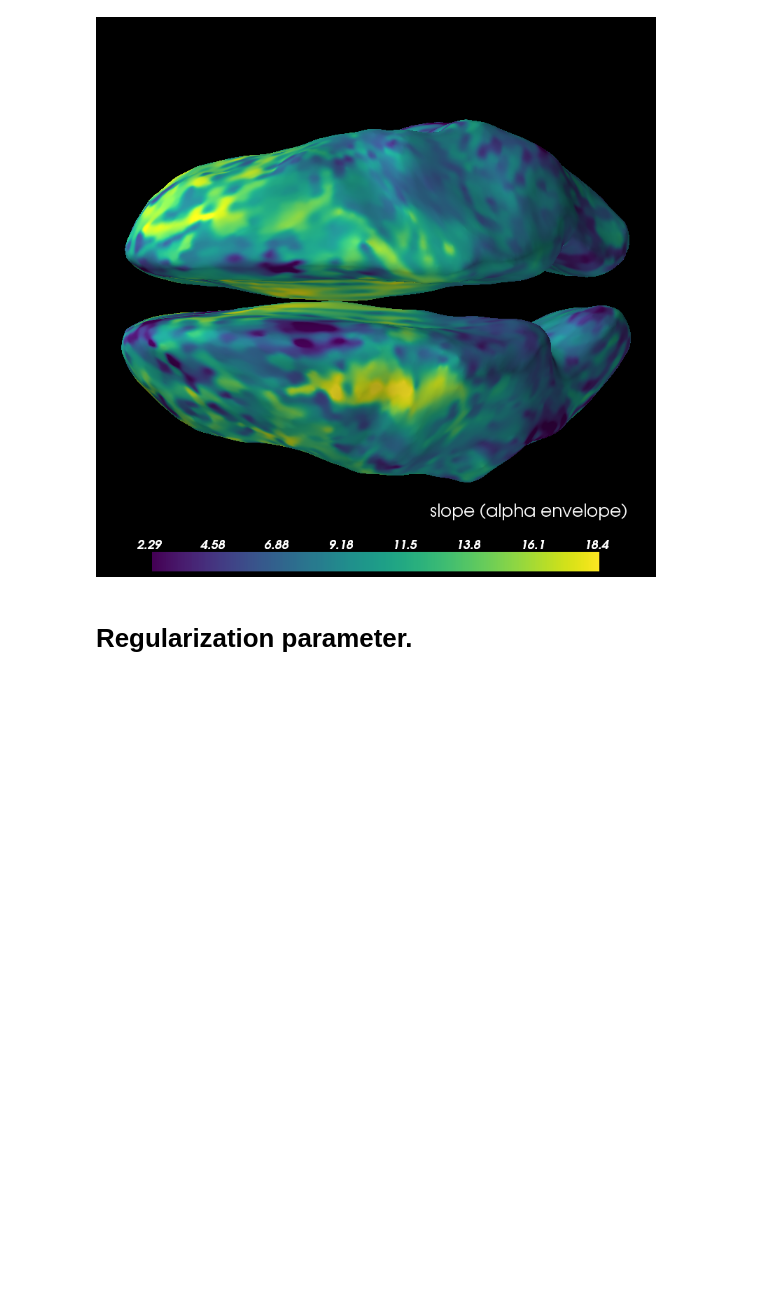
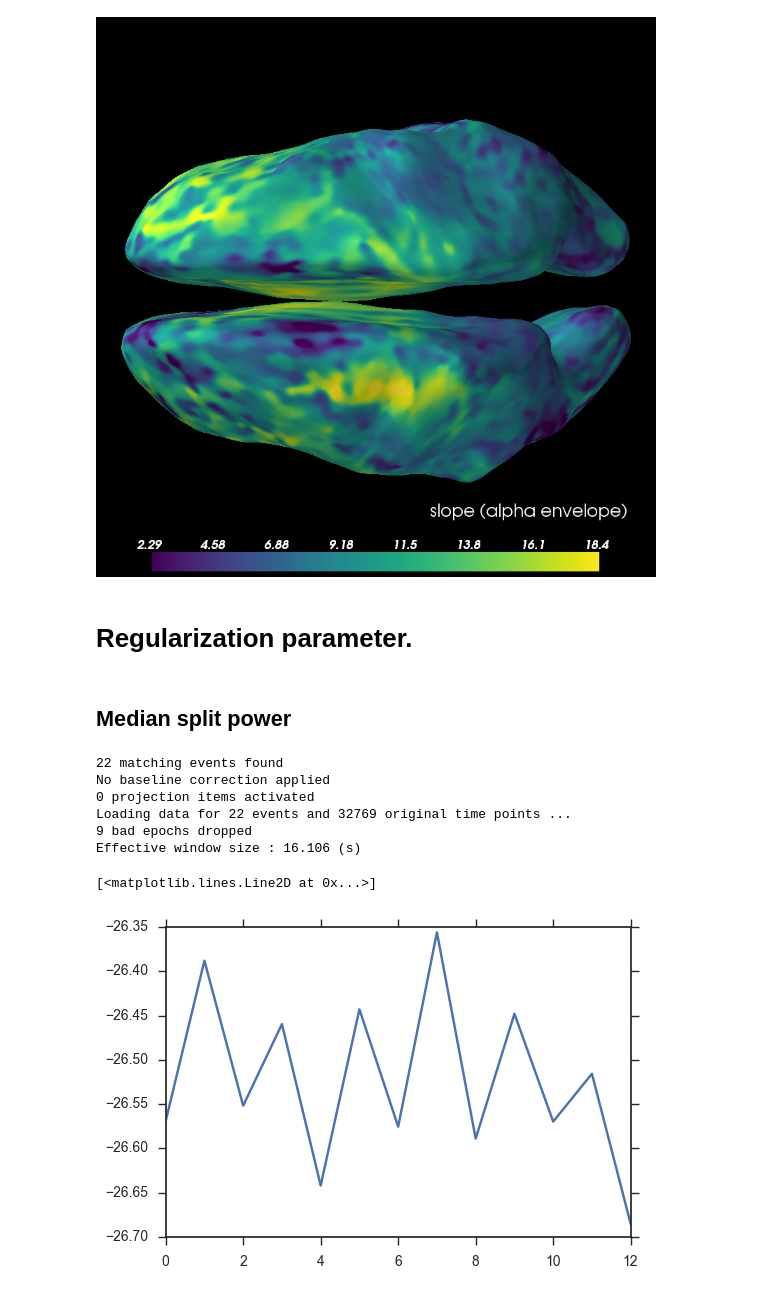
Before and after one commit to neurospin/meg_study_dynamic_scales, a Jupyter notebook: scripts/paper_check_powerlaw_fit.ipynb, the cells around one changed output. Drawn from its saved outputs; the diff is of its cells as text; code cells hidden in the pictures; blank space fills up the shorter version.

```diff
--- a/scripts/paper_check_powerlaw_fit.ipynb
+++ b/scripts/paper_check_powerlaw_fit.ipynb
@@ -978,3 +1078,21 @@ psd_std = np.log10(stc_psd.data).std(0)
 plt.fill_between(np.log10(stc_psd.times),
                  psd_mean + psd_std,
                  psd_mean - psd_std, alpha=0.3)
+# %% [markdown]
+## Median split power
+# %%
+n_fft = 2 ** 15
+decim = 1
+duration = n_fft * (1. / raw.info['sfreq'])
+events = mne.make_fixed_length_events(raw, 42, duration=duration)
+epochs = mne.Epochs(raw, events=events, event_id=42, tmin=0,
+                    tmax=duration, baseline=None, preload=True, decim=decim)
+
+psd_epochs, freqs = mne.time_frequency.psd_welch(epochs, n_fft=n_fft, n_overlap=0)
+# %% [output]
+22 matching events found
+No baseline correction applied
+0 projection items activated
+Loading data for 22 events and 32769 original time points ...
+9 bad epochs dropped
+Effective window size : 16.106 (s)
@@ -980,0 +1104,6 @@ plt.fill_between(np.log10(stc_psd.times),
+# %%
+fmask = (freqs >= 8) & (freqs <= 12)
+plt.plot(np.log10(psd_epochs[:, :,  fmask].mean(-1).mean(1)))
+# %% [output]
+[<matplotlib.lines.Line2D at 0x...>]
+[figure, added]
```
Also changed, not shown: parts of 19 cells of this notebook, 6 other files.
